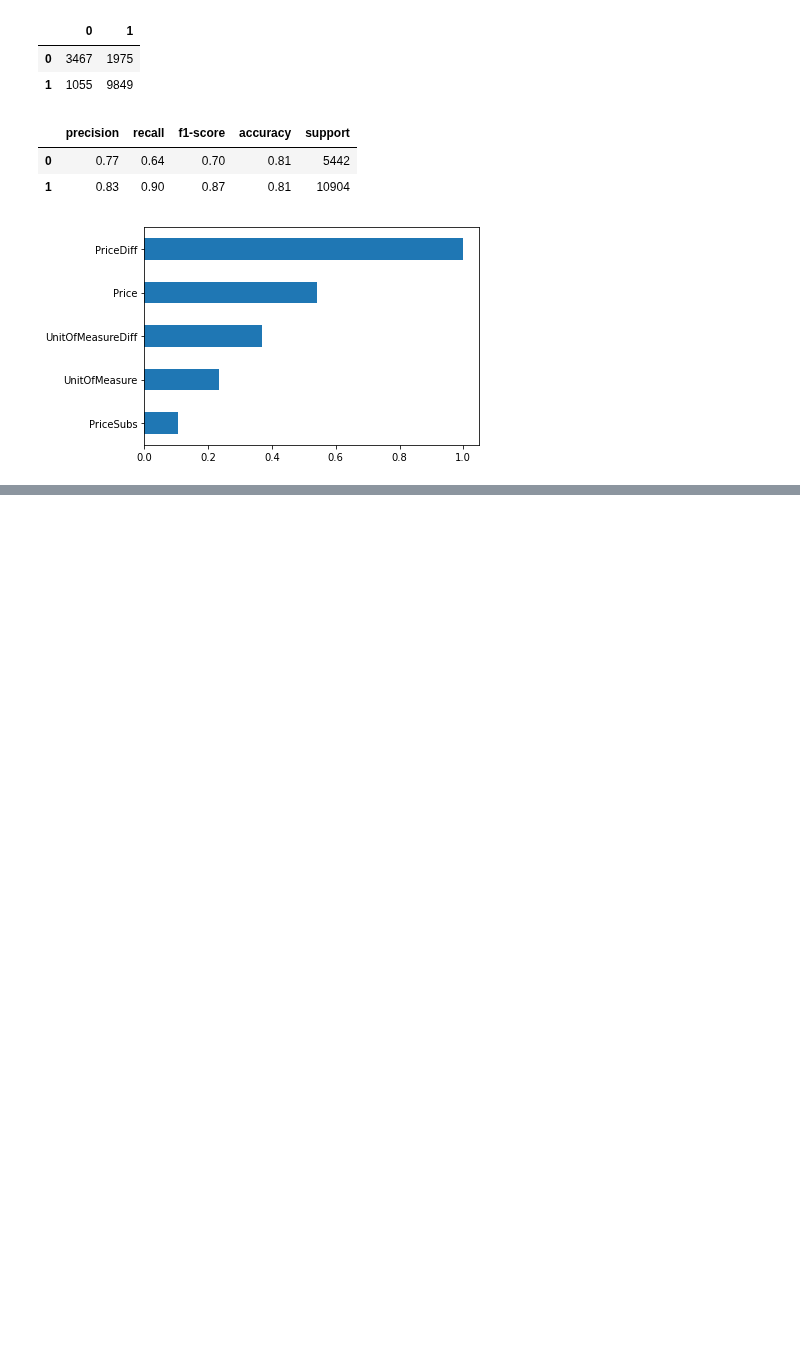
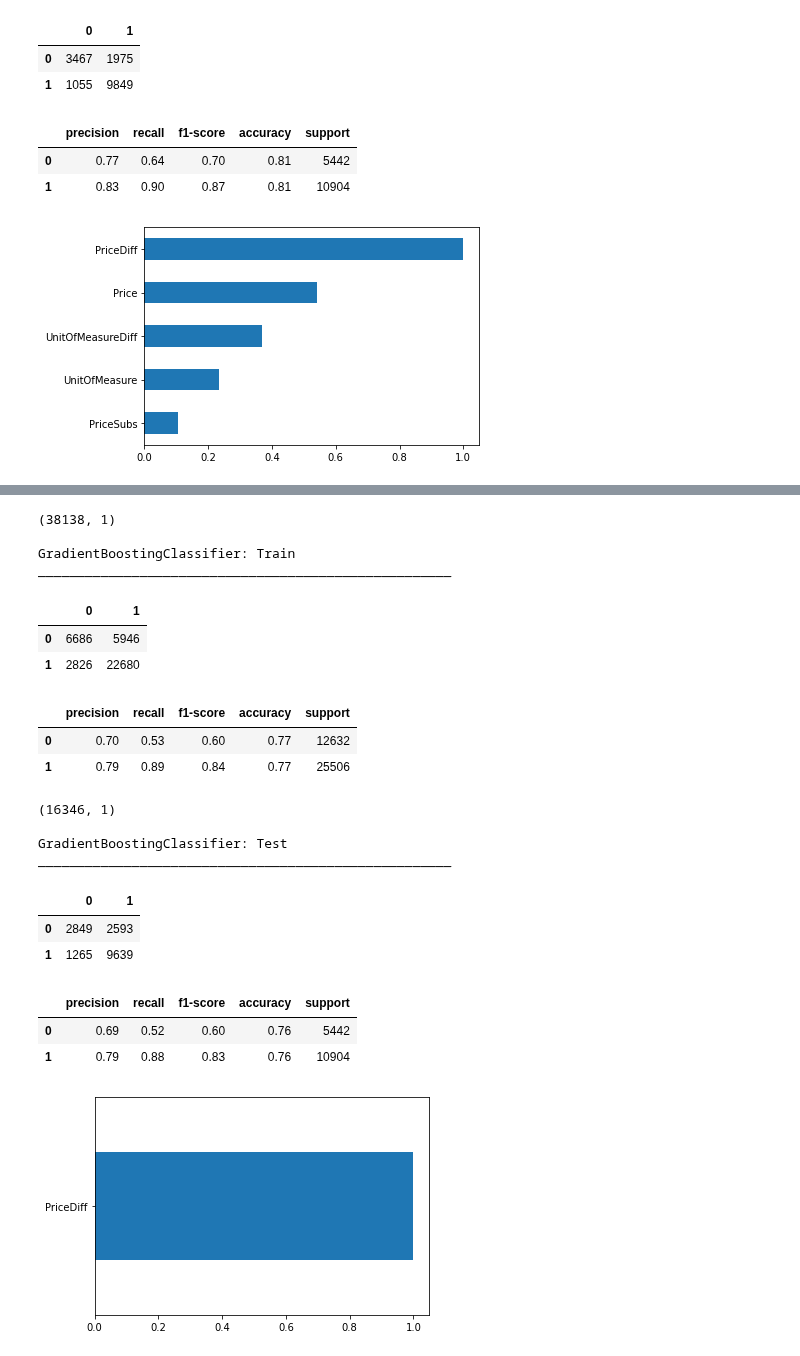
Before and after one commit to DanielKorenDataScience/ClassificationProject, a Jupyter notebook: Classification_Project_Shufersal.ipynb, the cells around one changed output, grey strips where cells are left out. Saved outputs shown, nothing was run; the diff lists cells and outputs as text; code cells hidden in the pictures; blank space fills up the shorter version.

Commit message:
Check model with one feature=PriceDiff

```diff
--- a/Classification_Project_Shufersal.ipynb
+++ b/Classification_Project_Shufersal.ipynb
@@ -192,20 +193,20 @@ y = df.CorrelateItemStatusCode.astype(int)
 
 X_train, X_test, y_train, y_test = train_test_split(X, y, train_size=0.7, random_state=0)
 # %%
-def showFeatureImportance(model, threshold=0.06):
+def showFeatureImportance(model, X_train=X_train, threshold=0.06):
   fx_imp = pd.Series(model.feature_importances_, index=X_train.columns)
   fx_imp /= fx_imp.max()
   fx_imp = fx_imp.sort_values()
   fx_imp = fx_imp[fx_imp > threshold]
   fx_imp.plot(kind='barh')
 # %%
-def process_model(model):
+def process_model(model, X_train=X_train, y_train=y_train, X_test=X_test, y_test=y_test):
   model.fit(X_train, y_train)
   report(model, X_train, y_train, 'Train')
   report(model, X_test, y_test)
   if type(model).__name__ != 'LogisticRegression':  # no features importance data
     #fig = plt.figure(figsize=(10,15))
-    showFeatureImportance(model)
+    showFeatureImportance(model, X_train)
 # %% [markdown]
 ## Logistic Regression
 # %%
@@ -255,0 +259,4 @@ _____________________________________________________
+# %%
+X0 = pd.DataFrame(X.PriceDiff)
+
+X0_train, X0_test, y_train, y_test = train_test_split(X0, y, train_size=0.7, random_state=0)
@@ -255,0 +282,24 @@ _____________________________________________________
+# %%
+process_model(GradientBoostingClassifier(n_estimators=100), X_train=X0_train, X_test=X0_test)
+# %% [output]
+(38138, 1)
+
+GradientBoostingClassifier: Train
+_____________________________________________________
+|  | 0 | 1 |
+| 0 | 6686 | 5946 |
+| 1 | 2826 | 22680 |
+|  | precision | recall | f1-score | accuracy | support |
+| 0 | 0.70 | 0.53 | 0.60 | 0.77 | 12632 |
+| 1 | 0.79 | 0.89 | 0.84 | 0.77 | 25506 |
+(16346, 1)
+
+GradientBoostingClassifier: Test
+_____________________________________________________
+|  | 0 | 1 |
+| 0 | 2849 | 2593 |
+| 1 | 1265 | 9639 |
+|  | precision | recall | f1-score | accuracy | support |
+| 0 | 0.69 | 0.52 | 0.60 | 0.76 | 5442 |
+| 1 | 0.79 | 0.88 | 0.83 | 0.76 | 10904 |
+[figure, added]
```
Also changed, not shown: parts of 3 cells of this notebook.
